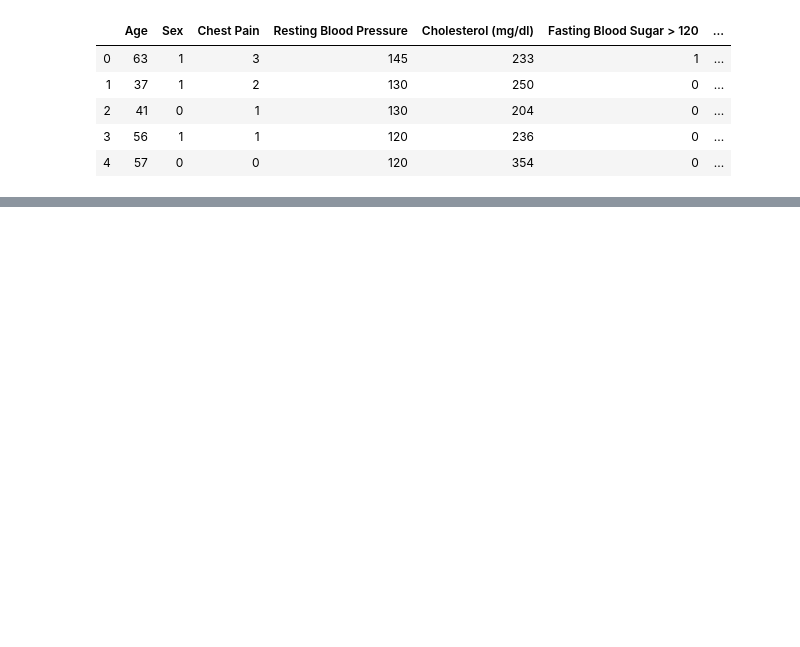
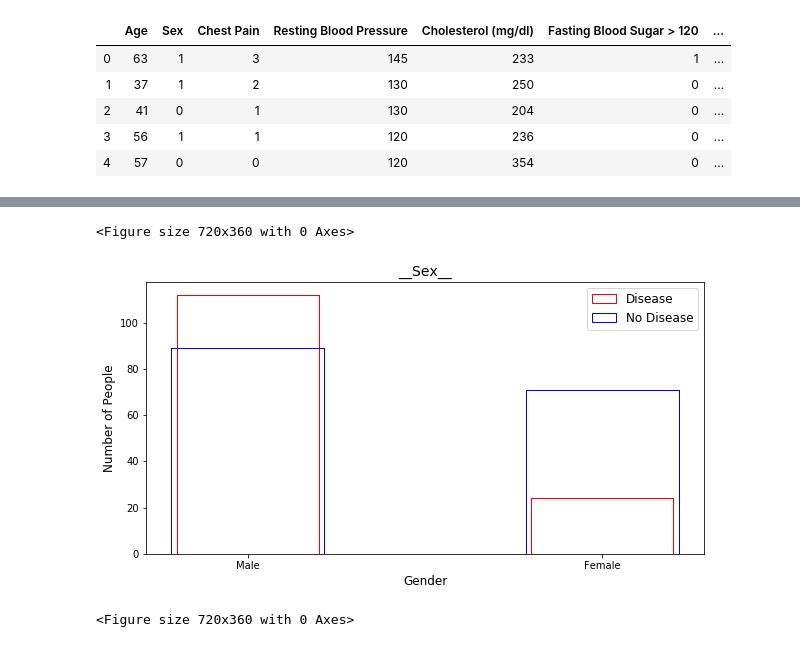
Before and after one commit to terrylashley/heart_project, a Jupyter notebook: heart_main.ipynb, the cells around one changed output, grey strips where cells are left out. Drawn from its saved outputs; the diff is of its cells as text; code cells hidden in the pictures; blank space fills up the shorter version.

```diff
--- a/heart_main.ipynb
+++ b/heart_main.ipynb
@@ -97,0 +115,49 @@ heart_data.head(50)
+# %%
+disease_df = heart_data[heart_data['Target'] =='Disease']
+female_df = disease_df[disease_df['Sex'] == 'Female']
+
+desease_female = female_df['Sex']
+desease_f_count = len(desease_female)
+
+
+disease_df = heart_data[heart_data['Target'] == 'Disease']
+male_df = disease_df[disease_df['Sex'] == 'Male']
+
+desease_male = male_df['Sex']
+desease_m_count=len(desease_male)
+
+
+no_disease_df = heart_data[heart_data['Target'] == 'No disease']
+female_df = no_disease_df[no_disease_df['Sex'] == 'Female']
+female = female_df['Sex']
+f_count = len(female)
+
+
+no_disease_df = heart_data[heart_data['Target'] == 'No disease']
+male_df = no_disease_df[no_disease_df['Sex'] == 'Male']
+
+male = male_df['Sex']
+m_count=len(male)
+
+
+plt.figure(figsize=(10,5))
+plt.title("__Sex__",fontsize = 14)
+
+plt.xlabel('Gender', fontsize = 12)
+plt.ylabel('Number of People', fontsize = 12)
+
+
+plt.bar(desease_male, desease_m_count, width=0.4, edgecolor='red', color='None')
+plt.bar(female, f_count, width=0.43, edgecolor='blue', color='None')
+
+plt.bar(male, m_count, width=0.43, edgecolor='blue', color='None')
+plt.bar(desease_female, desease_f_count, width=0.4, edgecolor='red', color='None')
+
+
+plt.legend(['Disease', 'No Disease'], fontsize = 12)
+
+plt.figure(figsize=(10,5))
+# %% [output]
+<Figure size 720x360 with 0 Axes>
+[figure, added]
+<Figure size 720x360 with 0 Axes>
```
Also changed, not shown: parts of 3 cells of this notebook.
